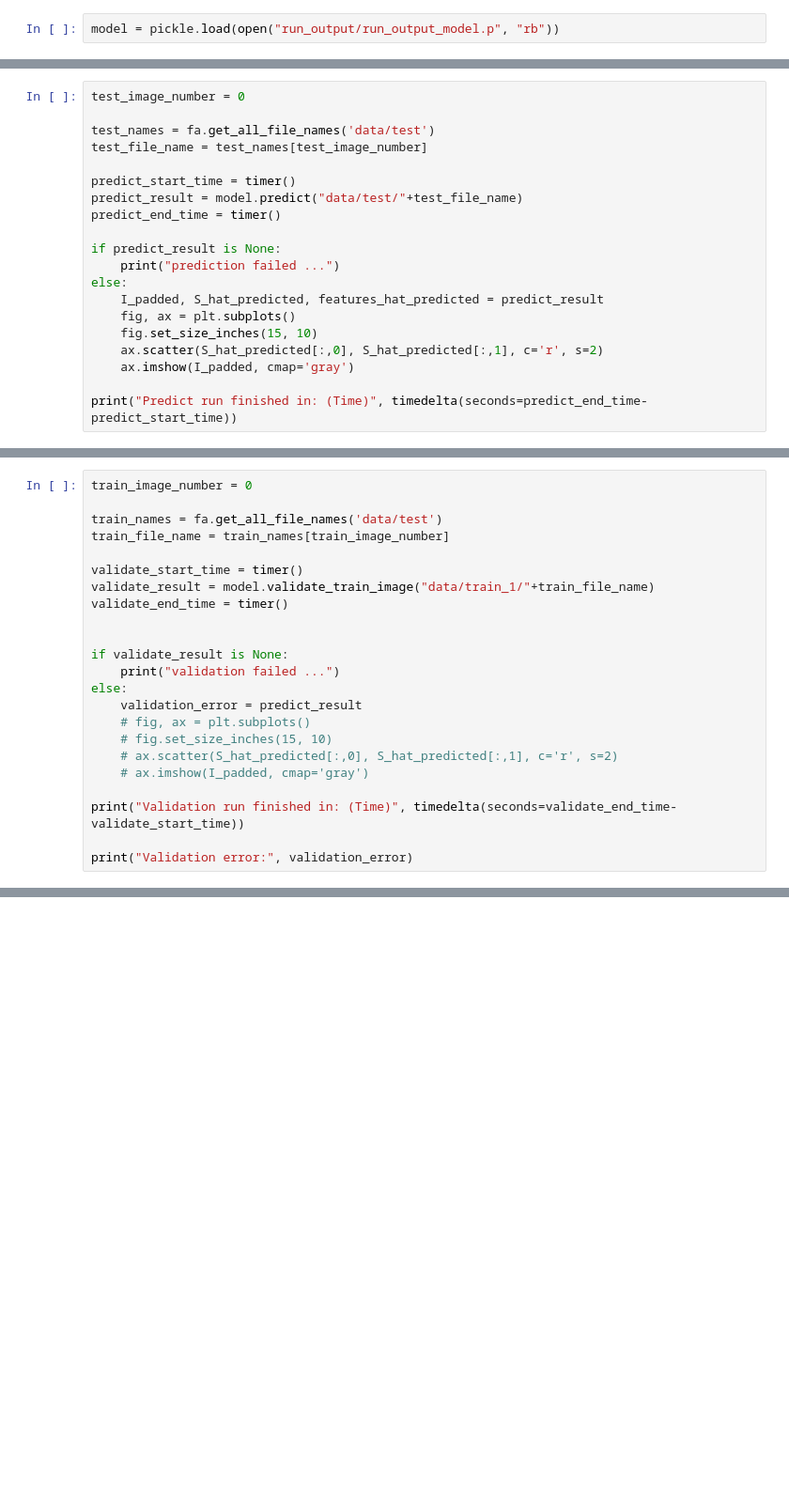
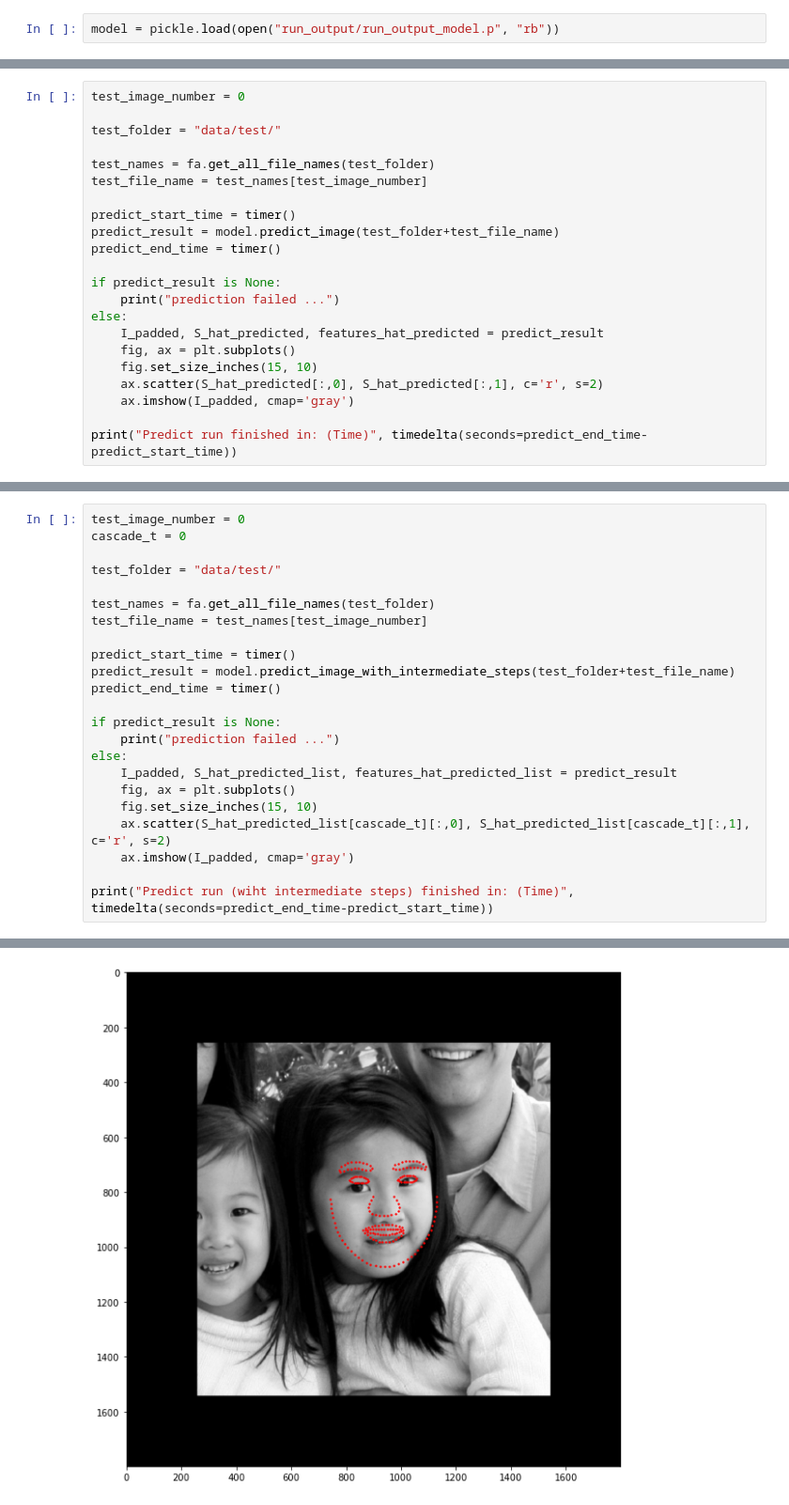
Before and after one commit to HejSumin/face_alignment, a Jupyter notebook: Prediction_and_Validation_Notebook.ipynb, the cells around one changed output, grey strips where cells are left out. Shown: that part at 94% size. Saved outputs shown, nothing was run; the diff lists cells and outputs as text; blank space fills up the shorter version.

Commit message:
Update prediction and error computation

```diff
--- a/Prediction_and_Validation_Notebook.ipynb
+++ b/Prediction_and_Validation_Notebook.ipynb
@@ -9,11 +14,13 @@ model = pickle.load(open("run_output/run_output_model.p", "rb"))
 # %%
 test_image_number = 0
 
-test_names = fa.get_all_file_names('data/test')
+test_folder = "data/test/"
+
+test_names = fa.get_all_file_names(test_folder)
 test_file_name = test_names[test_image_number]
 
 predict_start_time = timer()
-predict_result = model.predict("data/test/"+test_file_name)
+predict_result = model.predict_image(test_folder+test_file_name)
 predict_end_time = timer()
 
 if predict_result is None:
@@ -32,24 +40,24 @@ Predict run finished in: (Time) 0:00:00.566671
 # %%
-train_image_number = 0
+test_image_number = 0
+cascade_t = 0
 
-train_names = fa.get_all_file_names('data/test')
-train_file_name = train_names[train_image_number]
+test_folder = "data/test/"
 
-validate_start_time = timer()
-validate_result = model.validate_train_image("data/train_1/"+train_file_name)
-validate_end_time = timer()
+test_names = fa.get_all_file_names(test_folder)
+test_file_name = test_names[test_image_number]
 
+predict_start_time = timer()
+predict_result = model.predict_image_with_intermediate_steps(test_folder+test_file_name)
+predict_end_time = timer()
 
-if validate_result is None:
-    print("validation failed ...")
+if predict_result is None:
+    print("prediction failed ...")
 else:
-    validation_error = predict_result
-    # fig, ax = plt.subplots()
-    # fig.set_size_inches(15, 10)
-    # ax.scatter(S_hat_predicted[:,0], S_hat_predicted[:,1], c='r', s=2)
-    # ax.imshow(I_padded, cmap='gray')
+    I_padded, S_hat_predicted_list, features_hat_predicted_list = predict_result
+    fig, ax = plt.subplots()
+    fig.set_size_inches(15, 10)
+    ax.scatter(S_hat_predicted_list[cascade_t][:,0], S_hat_predicted_list[cascade_t][:,1], c='r', s=2)
+    ax.imshow(I_padded, cmap='gray')
 
-print("Validation run finished in: (Time)", timedelta(seconds=validate_end_time-validate_start_time))
-
-print("Validation error:", validation_error)
+print("Predict run (wiht intermediate steps) finished in: (Time)", timedelta(seconds=predict_end_time-predict_start_time))
 # %% [output]
@@ -56,0 +65 @@ AttributeError: 'MultipleCascades' object has no attribute 'validate_train_image
+[figure, added]
```
Also changed, not shown: parts of 10 cells of this notebook, 2 other files.
